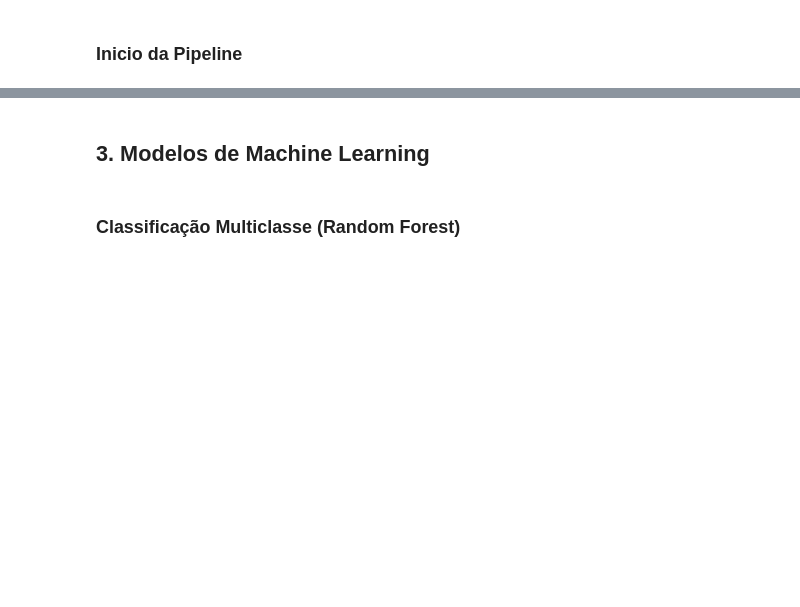
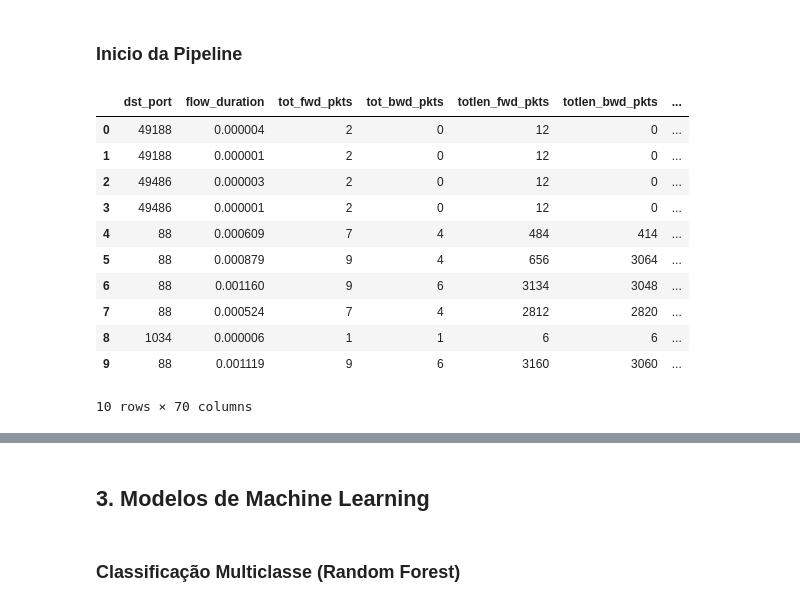
Before and after one commit to lucasouzamil/Intrusion-Detection-CICIDS2017, a Jupyter notebook: lucasfsl-CIC-IDS2017.ipynb, the cells around one changed output, grey strips where cells are left out. Cells and saved outputs as stored; diff of their text form; code cells hidden in the pictures; blank space fills up the shorter version.

```diff
--- a/lucasfsl-CIC-IDS2017.ipynb
+++ b/lucasfsl-CIC-IDS2017.ipynb
@@ -139,5 +351,20 @@ json.dump(list(feature_order), open("modelos/feature_order.json", "w"))
 # %%
 data = pd.read_csv("./data/data_prepro.csv")
+# %%
+data.head(10)
+# %% [output]
+|  | dst_port | flow_duration | tot_fwd_pkts | tot_bwd_pkts | totlen_fwd_pkts | totlen_bwd_pkts | ... |
+| 0 | 49188 | 0.000004 | 2 | 0 | 12 | 0 | ... |
+| 1 | 49188 | 0.000001 | 2 | 0 | 12 | 0 | ... |
+| 2 | 49486 | 0.000003 | 2 | 0 | 12 | 0 | ... |
+| 3 | 49486 | 0.000001 | 2 | 0 | 12 | 0 | ... |
+| 4 | 88 | 0.000609 | 7 | 4 | 484 | 414 | ... |
+| 5 | 88 | 0.000879 | 9 | 4 | 656 | 3064 | ... |
+| 6 | 88 | 0.001160 | 9 | 6 | 3134 | 3048 | ... |
+| 7 | 88 | 0.000524 | 7 | 4 | 2812 | 2820 | ... |
+| 8 | 1034 | 0.000006 | 1 | 1 | 6 | 6 | ... |
+| 9 | 88 | 0.001119 | 9 | 6 | 3160 | 3060 | ... |
+10 rows × 70 columns
 # %%
 # Padronizando o dataset
 from sklearn.preprocessing import StandardScaler
```
Also changed, not shown: parts of 15 cells of this notebook, 3 other files.
